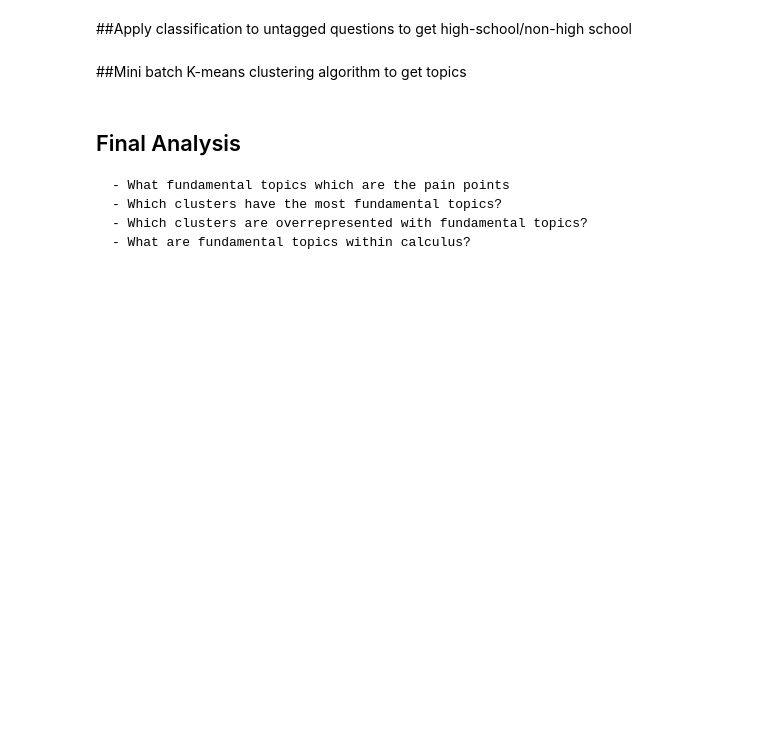
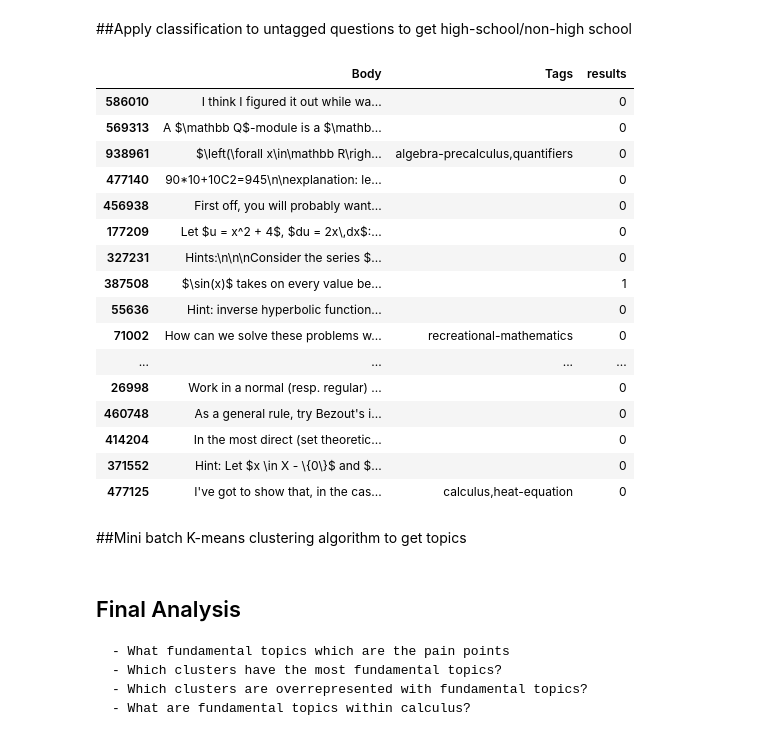
Before and after one commit to jaclynweiser/DS3-Project-Kojak, a Jupyter notebook: Project_Kojak_StackExchange.ipynb, the cells around one changed output. Cells and saved outputs as stored; diff of their text form; code cells hidden in the pictures; blank space fills up the shorter version.

```diff
--- a/Project_Kojak_StackExchange.ipynb
+++ b/Project_Kojak_StackExchange.ipynb
@@ -744,2 +611,28 @@ dist_uc = 1 - cosine_similarity(tfidf_matrix_uc)
 # %% [markdown]
 ##Apply classification to untagged questions to get high-school/non-high school
+# %%
+results = model.predict(postdatauc)
+# %%
+unclassified2['results'] = results
+# %%
+test = unclassified2[['Body','Tags','results']]
+# %%
+test.head(15)
+# %% [output]
+|  | Body | Tags | results |
+| 586010 | I think I figured it out while wa... |  | 0 |
+| 569313 | A $\mathbb Q$-module is a $\mathb... |  | 0 |
+| 938961 | $\left(\forall x\in\mathbb R\righ... | algebra-precalculus,quantifiers | 0 |
+| 477140 | 90*10+10C2=945\n\nexplanation: le... |  | 0 |
+| 456938 | First off, you will probably want... |  | 0 |
+| 177209 | Let $u = x^2 + 4$, $du = 2x\,dx$:... |  | 0 |
+| 327231 | Hints:\n\n\nConsider the series $... |  | 0 |
+| 387508 | $\sin(x)$ takes on every value be... |  | 1 |
+| 55636 | Hint: inverse hyperbolic function... |  | 0 |
+| 71002 | How can we solve these problems w... | recreational-mathematics | 0 |
+| ... | ... | ... | ... |
+| 26998 | Work in a normal (resp. regular) ... |  | 0 |
+| 460748 | As a general rule, try Bezout's i... |  | 0 |
+| 414204 | In the most direct (set theoretic... |  | 0 |
+| 371552 | Hint: Let $x \in X - \{0\}$ and $... |  | 0 |
+| 477125 | I've got to show that, in the cas... | calculus,heat-equation | 0 |
```
Also changed, not shown: parts of 67 cells of this notebook.
